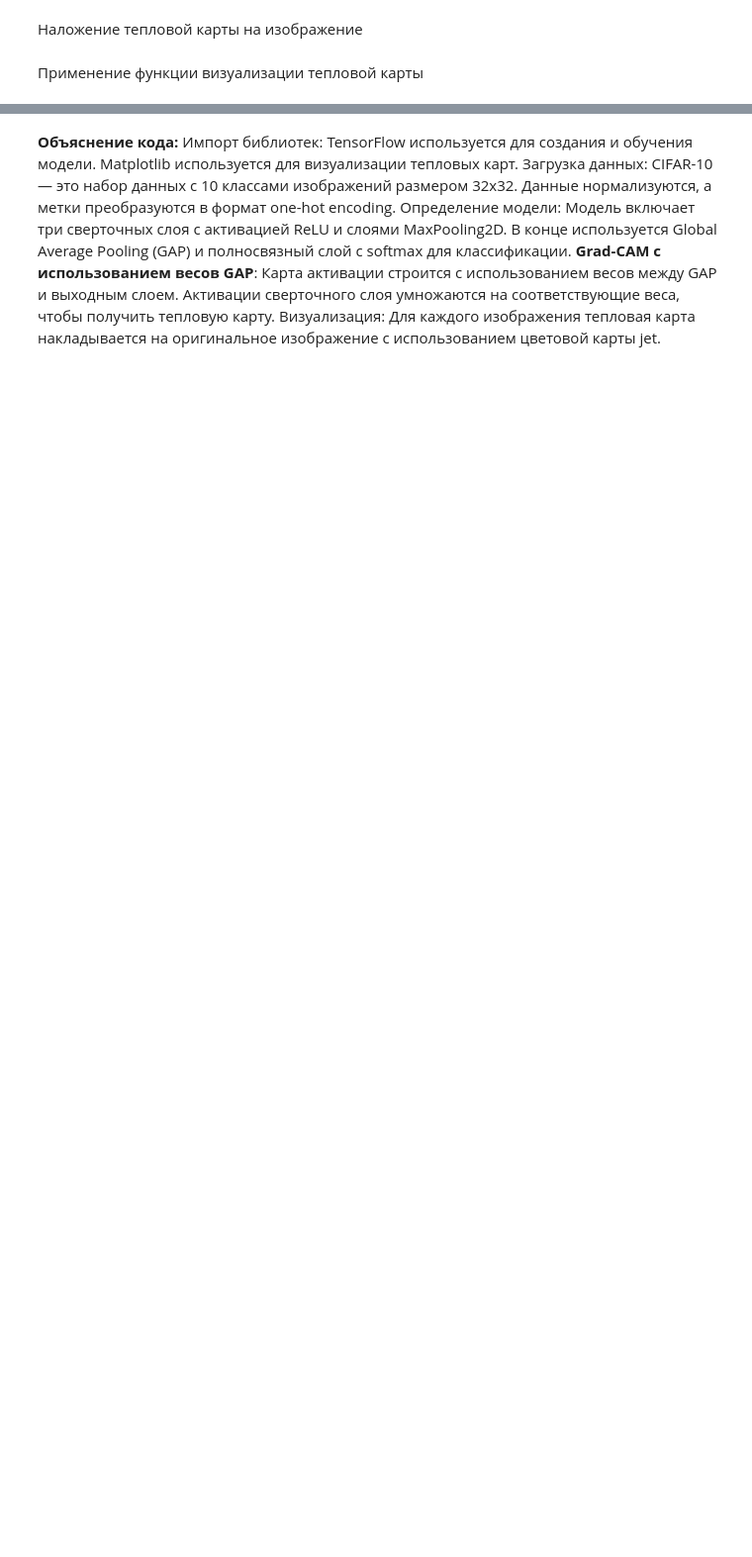
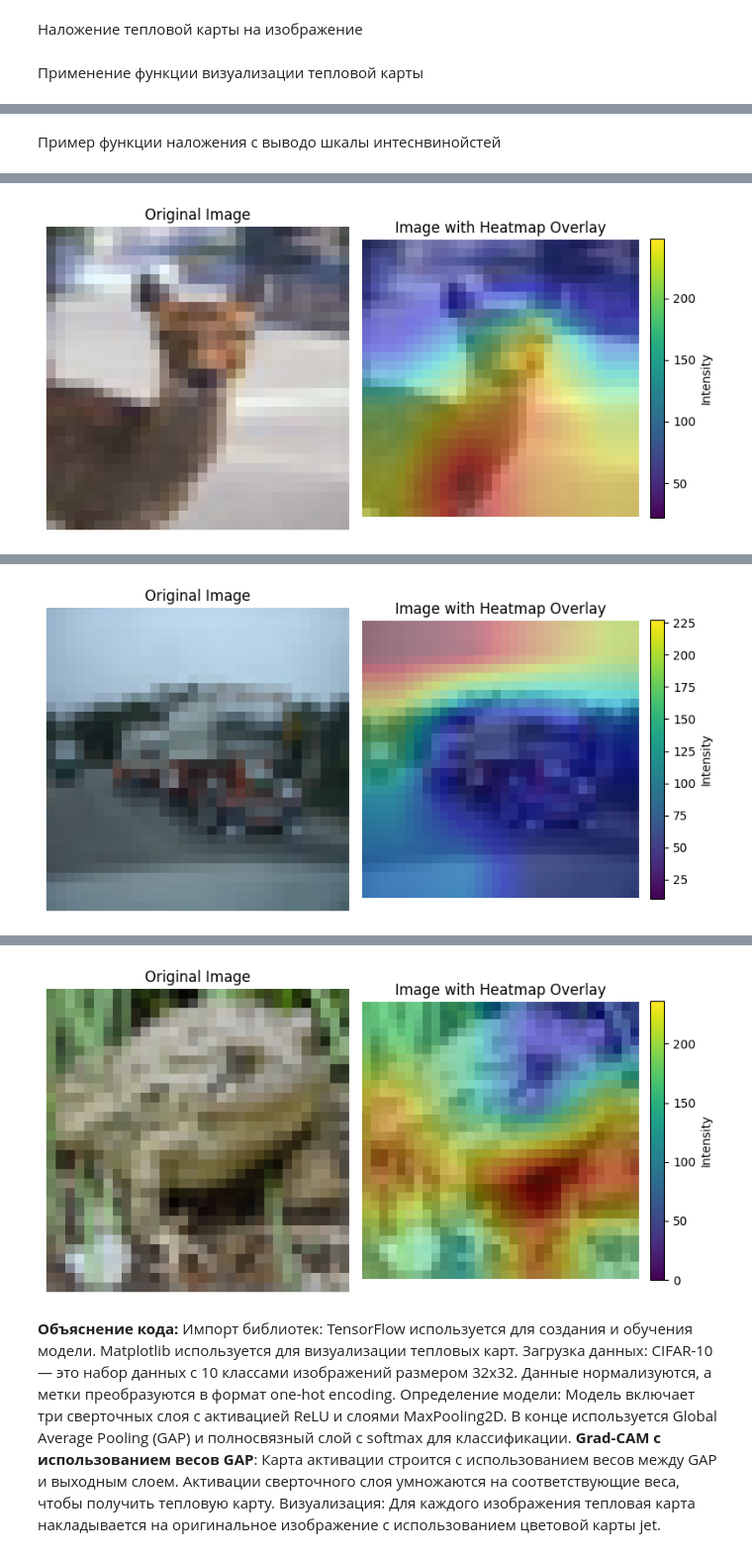
Before and after one commit to itc202/praktik, a Jupyter notebook: Grad_CAM_с_глобальным_пулингом_GAP_визуализация_тепловой_карты_пример.ipynb, the cells around one changed output, grey strips where cells are left out. Shown: that part at 99% size. Saved outputs shown, nothing was run; the diff lists cells and outputs as text; code cells hidden in the pictures; blank space fills up the shorter version.

```diff
--- a/Grad_CAM_с_глобальным_пулингом_GAP_визуализация_тепловой_карты_пример.ipynb
+++ b/Grad_CAM_с_глобальным_пулингом_GAP_визуализация_тепловой_карты_пример.ipynb
@@ -314,0 +336,42 @@ True Label: 9, Predicted Class: 1
+# %% [markdown]
+Пример функции наложения с выводо шкалы интеснвинойстей
+# %%
+# Пример использования функции наложения
+for _ in range(3):
+    # Случайный выбор изображения из тестового набора
+    idx = random.randint(0, len(x_test) - 1)
+    sample_img = x_test[idx]
+    true_label = np.argmax(y_test[idx])
+
+    # Предсказание класса
+    predicted_class = np.argmax(model.predict(np.expand_dims(sample_img, axis=0)))
+
+    # Построение тепловой карты
+    heatmap = grad_cam_with_weights(model, sample_img, predicted_class)
+
+    # Наложение тепловой карты на изображение
+    overlay = overlay_heatmap_on_image(sample_img, heatmap)
+
+    # Визуализация
+    print(f"True Label: {true_label}, Predicted Class: {predicted_class}")
+
+    # Устанавливаем размер графика
+    fig, ax = plt.subplots(1, 2, figsize=(8, 4), dpi=100)
+
+    # Оригинальное изображение
+    ax[0].imshow(sample_img)
+    ax[0].set_title("Original Image")
+    ax[0].axis('off')
+
+    # Изображение с наложенной тепловой картой
+    im = ax[1].imshow(overlay)
+    ax[1].set_title("Image with Heatmap Overlay")
+    ax[1].axis('off')
+
+    # Добавление шкалы цветов справа от тепловой карты
+    cbar = fig.colorbar(im, ax=ax[1], fraction=0.046, pad=0.04)
+    cbar.set_label("Intensity")
+
+    plt.tight_layout()
+    plt.show()
+# %% [output]
@@ -314,0 +380 @@ True Label: 9, Predicted Class: 1
+[figure, added]
@@ -314,0 +383 @@ True Label: 9, Predicted Class: 1
+[figure, added]
@@ -315,3 +386,4 @@ True Label: 9, Predicted Class: 1
+[figure, added]
 # %% [markdown]
 **Объяснение кода:**
 Импорт библиотек:
```
Also changed, not shown: parts of 5 cells of this notebook.
